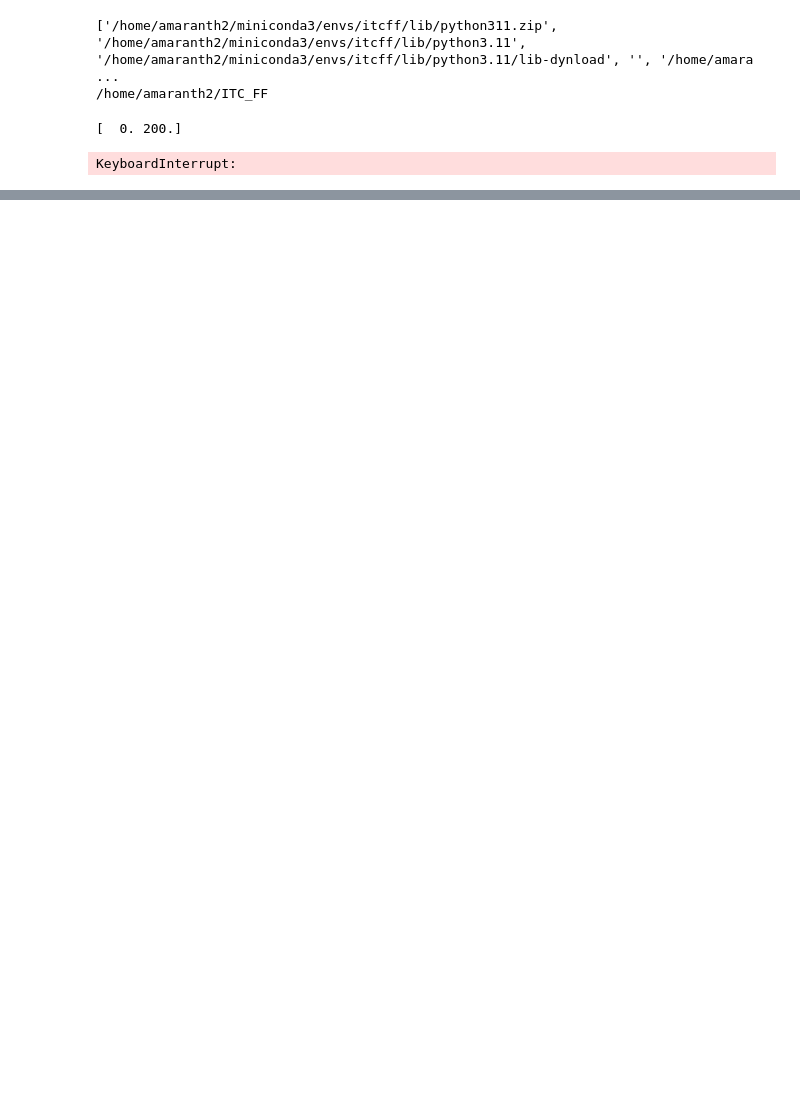
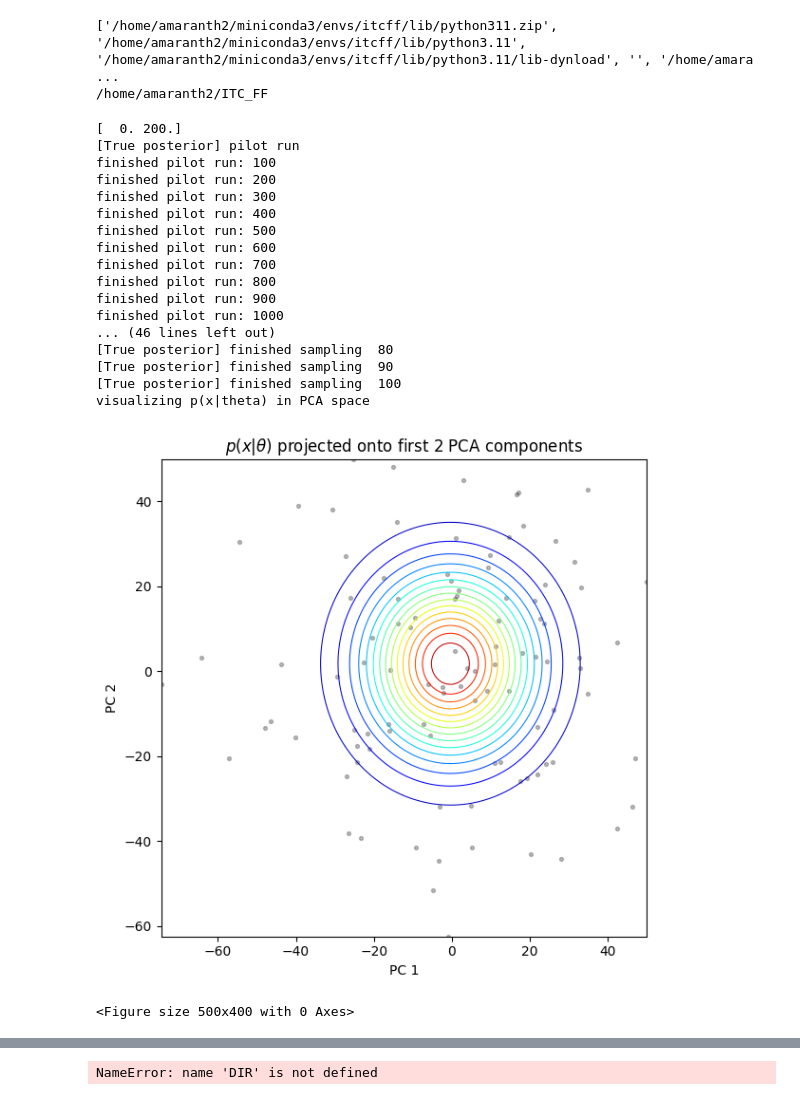
Before and after one commit to Vegnics/LiFIMI_Attack, a Jupyter notebook: examples/task_FFD.ipynb, the cells around one changed output, grey strips where cells are left out. Drawn from its saved outputs; the diff is of its cells as text; code cells hidden in the pictures; blank space fills up the shorter version.

Commit message:
true posterior sampling

```diff
--- a/examples/task_FFD.ipynb
+++ b/examples/task_FFD.ipynb
@@ -25,16 +25,43 @@ from lfi.utils import uos, umath
 ['/home/amaranth2/miniconda3/envs/itcff/lib/python311.zip', '/home/amaranth2/miniconda3/envs/itcff/lib/python3.11', '/home/amaranth2/miniconda3/envs/itcff/lib/python3.11/lib-dynload', '', '/home/amara ...
 /home/amaranth2/ITC_FF
 # %%
+DIR = 'results/FFD'
 IMG_FOLDER = "/home/amaranth2/Downloads/SimpleFace"
 OUT_FOLDER = "/home/amaranth2/Downloads/out_folder"
-problem = problem_FFD.FFD_Image_Problem(N=100, n=40)
+problem = problem_FFD.FFD_Image_Problem(N=100, n=100)
 problem.img_folder = IMG_FOLDER
 problem.out_img_folder = OUT_FOLDER
 problem.true_mean = 0.0
 problem.true_var = 200.0
 true_theta = problem.get_true_theta()
 print(true_theta)
+## The generated images are stored in a folder
+## data_obs contains only the deformation parameters
 problem.data_obs = problem.simulator(true_theta)
+#uos.save_object(DIR, 'data_obs', problem.data_obs)
+
+true_samples = problem.sample_from_true_posterior()
+problem.visualize()
+plt.figure(figsize=(5,4))
+visualization.plot_samples(problem.data_obs)
+#uos.save_object(DIR, 'true_samples', true_samples)
 # %% [output]
 [  0. 200.]
+[True posterior] pilot run
+finished pilot run: 100
+finished pilot run: 200
+finished pilot run: 300
+finished pilot run: 400
+finished pilot run: 500
+finished pilot run: 600
+finished pilot run: 700
+finished pilot run: 800
+finished pilot run: 900
+finished pilot run: 1000
+... (46 lines left out)
+[True posterior] finished sampling  80
+[True posterior] finished sampling  90
+[True posterior] finished sampling  100
+visualizing p(x|theta) in PCA space
+[figure, added]
-KeyboardInterrupt:
+<Figure size 500x400 with 0 Axes>
@@ -40,0 +69,24 @@ KeyboardInterrupt:
+# %%
+## Sequential Neural Likelihood
+hyperparams = ABC_algorithms.Hyperparams()
+hyperparams.save_dir = DIR
+#hyperparams.device = 'cuda:1'
+hyperparams.device = 'cpu'
+hyperparams.num_sim = 4000  # Number of samples during the sampling/simulation loop
+hyperparams.L = 2 # Number of posterior estimation rounds
+
+print('\n SNL ABC')
+snl_abc = SNLABC.SNL_ABC(problem, discrepancy=discrepancy.eculidean_dist, hyperparams=hyperparams)
+snl_abc.run()
+
+JSD_array = []
+for l in range(len(snl_abc.nde_array)):
+    print('l=', l)
+    snl_abc.nde_net = snl_abc.nde_array[l]
+    visualization.plot_likelihood(samples=true_samples, log_likelihood_function=snl_abc.log_likelihood, dimensions=(0,1))
+    JSD = discrepancy.JSD(problem.log_likelihood, snl_abc.log_likelihood, true_samples, true_samples, N_grid=30)
+    JSD_array.append(JSD)
+    print('JSD snl = ', JSD)
+uos.save_object(DIR, 'JSD_SNL', JSD_array)
+# %% [output]
+NameError: name 'DIR' is not defined
```
Also changed, not shown: parts of 1 cell of this notebook, 4 other files.
